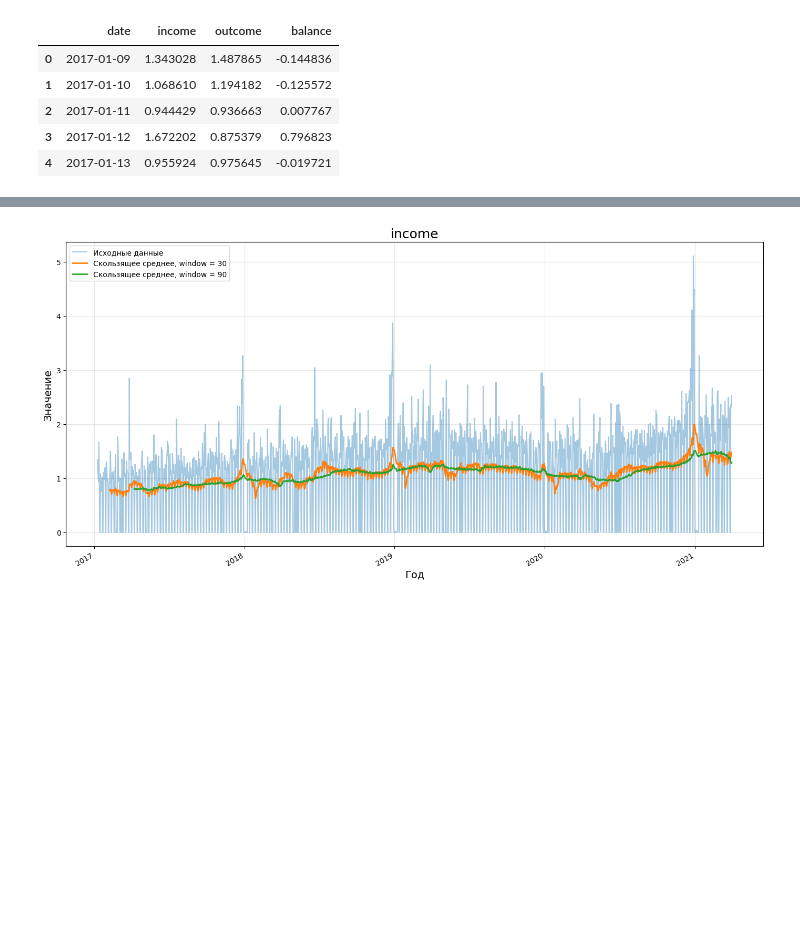
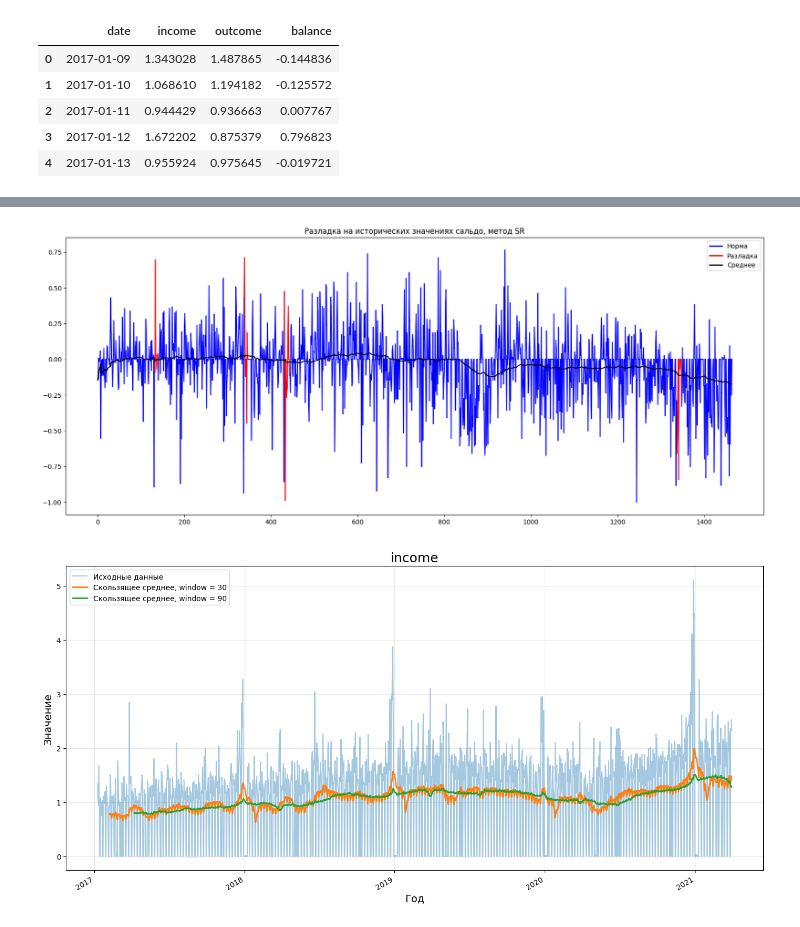
Before and after one commit to polyson28/TS_project, a Jupyter notebook: notebooks/data_analysis.ipynb, the cells around one changed output, grey strips where cells are left out. Cells and saved outputs as stored; diff of their text form; code cells hidden in the pictures; blank space fills up the shorter version.

```diff
--- a/notebooks/data_analysis.ipynb
+++ b/notebooks/data_analysis.ipynb
@@ -76,3 +49,11 @@ Detected season_length = 108
+# %%
+# Инициализация SR-детектора
+# параметры подобраны визуально по графику
+cr = ChangeFinder(alpha=0.01, beta=0.07, method='sr', sigma_diff = 0.5, ceil=100,
+                              trsh=10, slice_length=10, breaks_max=2)
+ChangeFinder.plot(clean_data_iforest,cr, method='SR')
+# %% [output]
+[figure, added]
 # %%
 # # пересчет баланса
 # data['balance'] = data['income'] - data['outcome']
```
Also changed, not shown: parts of 4 cells of this notebook, 4 other files.
